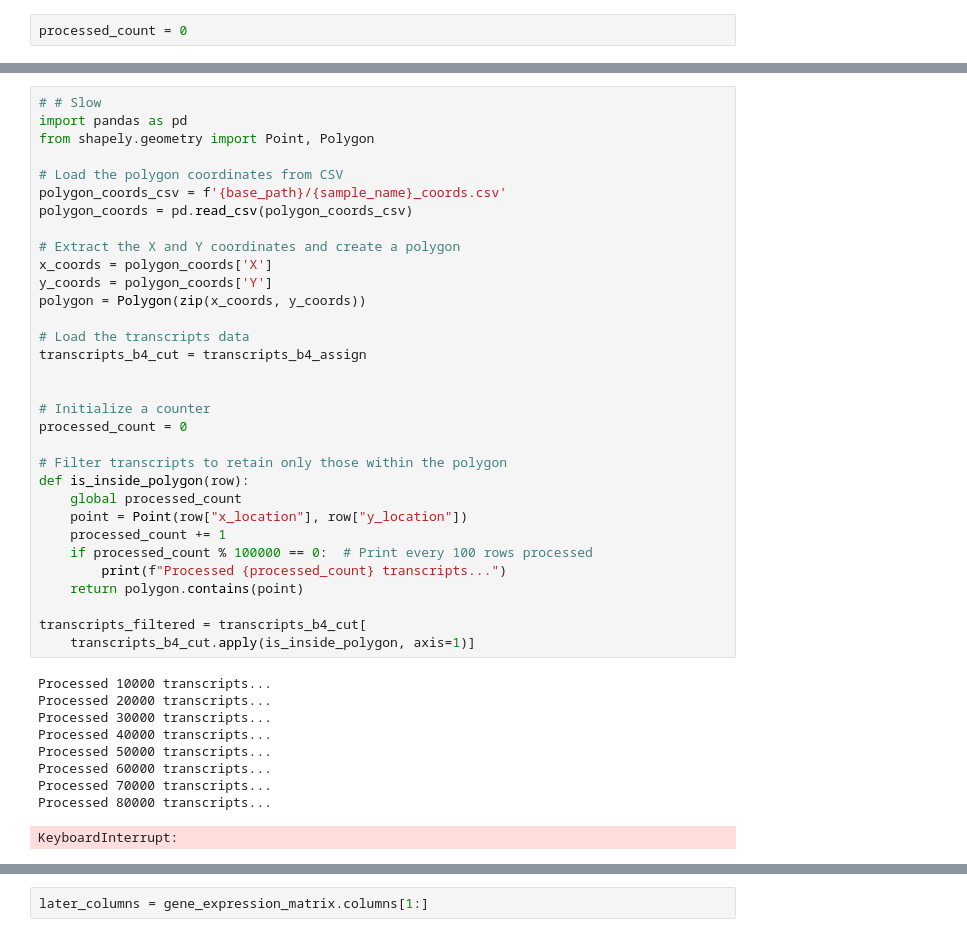
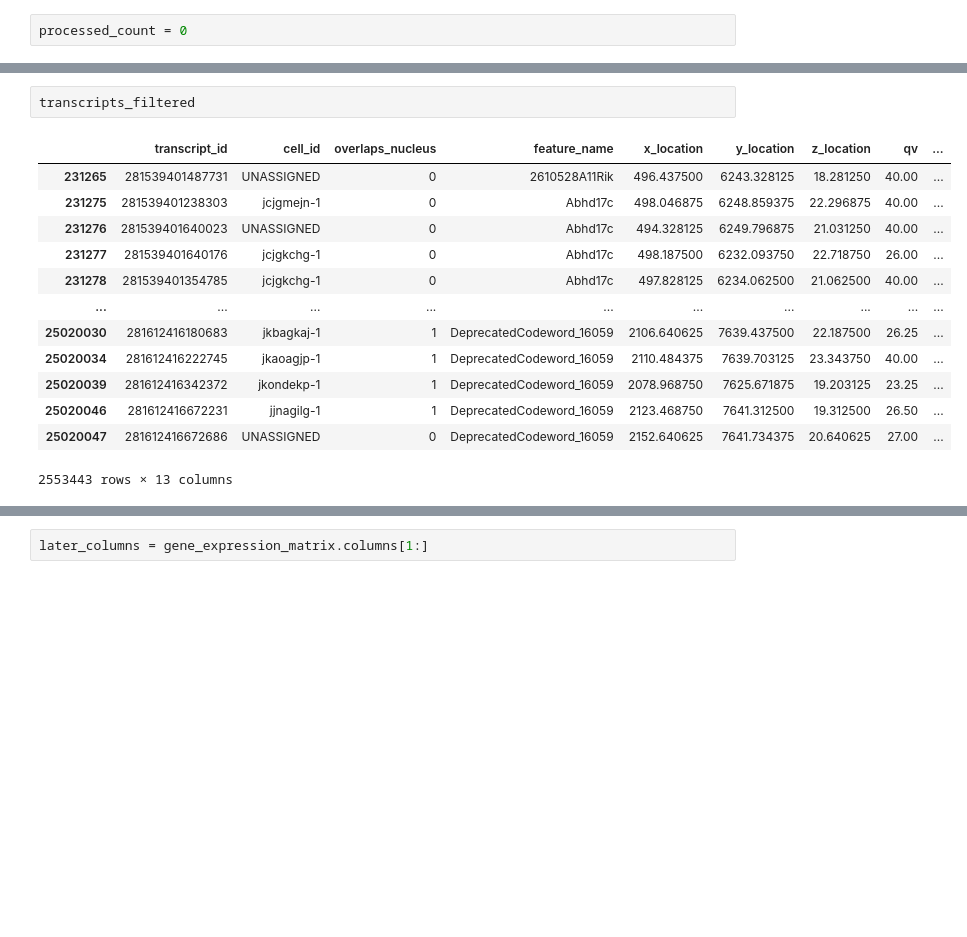
Before and after one commit to xiwang3236/SpatialOmics_cellpose, a Jupyter notebook: resegmentation_pipeline.ipynb, the cells around one changed output, grey strips where cells are left out. Drawn from its saved outputs; the diff is of its cells as text; blank space fills up the shorter version.

```diff
--- a/resegmentation_pipeline.ipynb
+++ b/resegmentation_pipeline.ipynb
@@ -579,45 +541,19 @@ Kept 2439389 points inside the actual polygon.
-# %%
-# # Slow
-import pandas as pd
-from shapely.geometry import Point, Polygon
-
-# Load the polygon coordinates from CSV
-polygon_coords_csv = f'{base_path}/{sample_name}_coords.csv'
-polygon_coords = pd.read_csv(polygon_coords_csv)
-
-# Extract the X and Y coordinates and create a polygon
-x_coords = polygon_coords['X']
-y_coords = polygon_coords['Y']
-polygon = Polygon(zip(x_coords, y_coords))
-
-# Load the transcripts data
-transcripts_b4_cut = transcripts_b4_assign
-
-
-# Initialize a counter
-processed_count = 0
-
-# Filter transcripts to retain only those within the polygon
-def is_inside_polygon(row):
-    global processed_count
-    point = Point(row["x_location"], row["y_location"])
-    processed_count += 1
-    if processed_count % 100000 == 0:  # Print every 100 rows processed
-        print(f"Processed {processed_count} transcripts...")
-    return polygon.contains(point)
-
-transcripts_filtered = transcripts_b4_cut[
-    transcripts_b4_cut.apply(is_inside_polygon, axis=1)]
-# %% [output]
-Processed 10000 transcripts...
-Processed 20000 transcripts...
-Processed 30000 transcripts...
-Processed 40000 transcripts...
-Processed 50000 transcripts...
-Processed 60000 transcripts...
-Processed 70000 transcripts...
-Processed 80000 transcripts...
-KeyboardInterrupt:
+# %%
+transcripts_filtered
+# %% [output]
+|  | transcript_id | cell_id | overlaps_nucleus | feature_name | x_location | y_location | z_location | qv | ... |
+| 231265 | 281539401487731 | UNASSIGNED | 0 | 2610528A11Rik | 496.437500 | 6243.328125 | 18.281250 | 40.00 | ... |
+| 231275 | 281539401238303 | jcjgmejn-1 | 0 | Abhd17c | 498.046875 | 6248.859375 | 22.296875 | 40.00 | ... |
+| 231276 | 281539401640023 | UNASSIGNED | 0 | Abhd17c | 494.328125 | 6249.796875 | 21.031250 | 40.00 | ... |
+| 231277 | 281539401640176 | jcjgkchg-1 | 0 | Abhd17c | 498.187500 | 6232.093750 | 22.718750 | 26.00 | ... |
+| 231278 | 281539401354785 | jcjgkchg-1 | 0 | Abhd17c | 497.828125 | 6234.062500 | 21.062500 | 40.00 | ... |
+| ... | ... | ... | ... | ... | ... | ... | ... | ... | ... |
+| 25020030 | 281612416180683 | jkbagkaj-1 | 1 | DeprecatedCodeword_16059 | 2106.640625 | 7639.437500 | 22.187500 | 26.25 | ... |
+| 25020034 | 281612416222745 | jkaoagjp-1 | 1 | DeprecatedCodeword_16059 | 2110.484375 | 7639.703125 | 23.343750 | 40.00 | ... |
+| 25020039 | 281612416342372 | jkondekp-1 | 1 | DeprecatedCodeword_16059 | 2078.968750 | 7625.671875 | 19.203125 | 23.25 | ... |
+| 25020046 | 281612416672231 | jjnagilg-1 | 1 | DeprecatedCodeword_16059 | 2123.468750 | 7641.312500 | 19.312500 | 26.50 | ... |
+| 25020047 | 281612416672686 | UNASSIGNED | 0 | DeprecatedCodeword_16059 | 2152.640625 | 7641.734375 | 20.640625 | 27.00 | ... |
+2553443 rows × 13 columns
 # %%
 transcripts_assigned = transcripts_filtered
 transcripts_assigned
```
Also changed, not shown: parts of 34 cells of this notebook, 1 other file.
